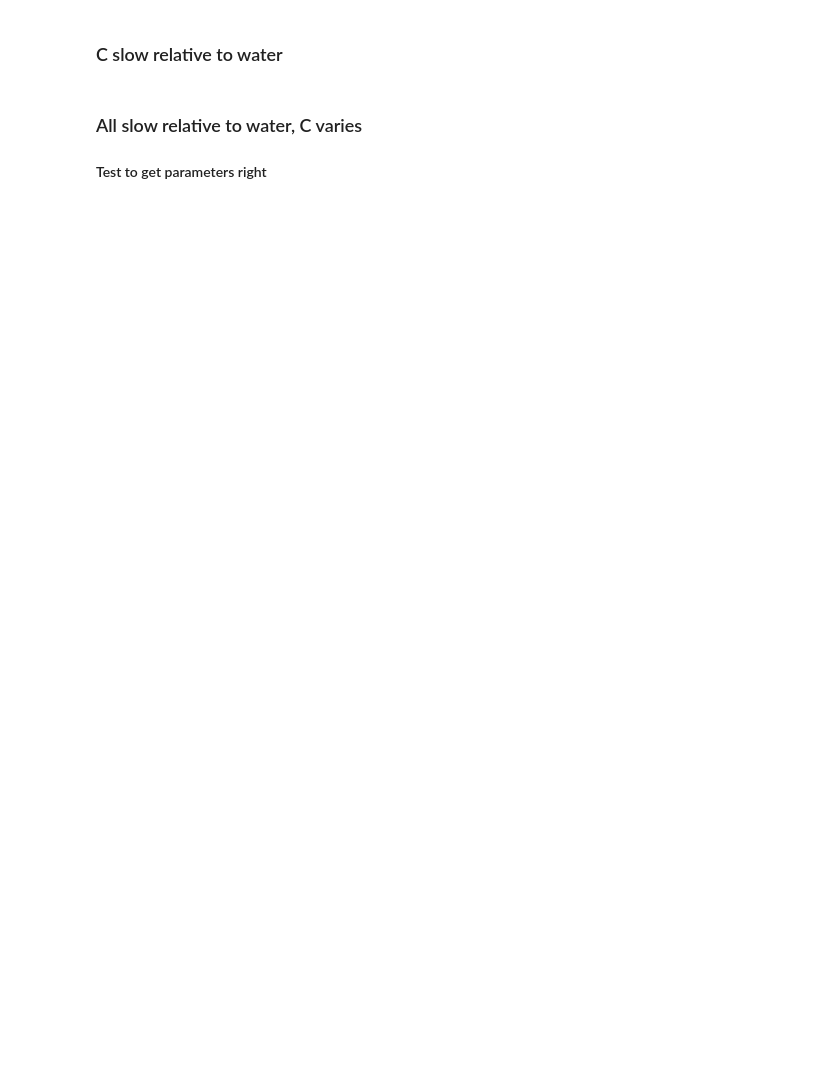
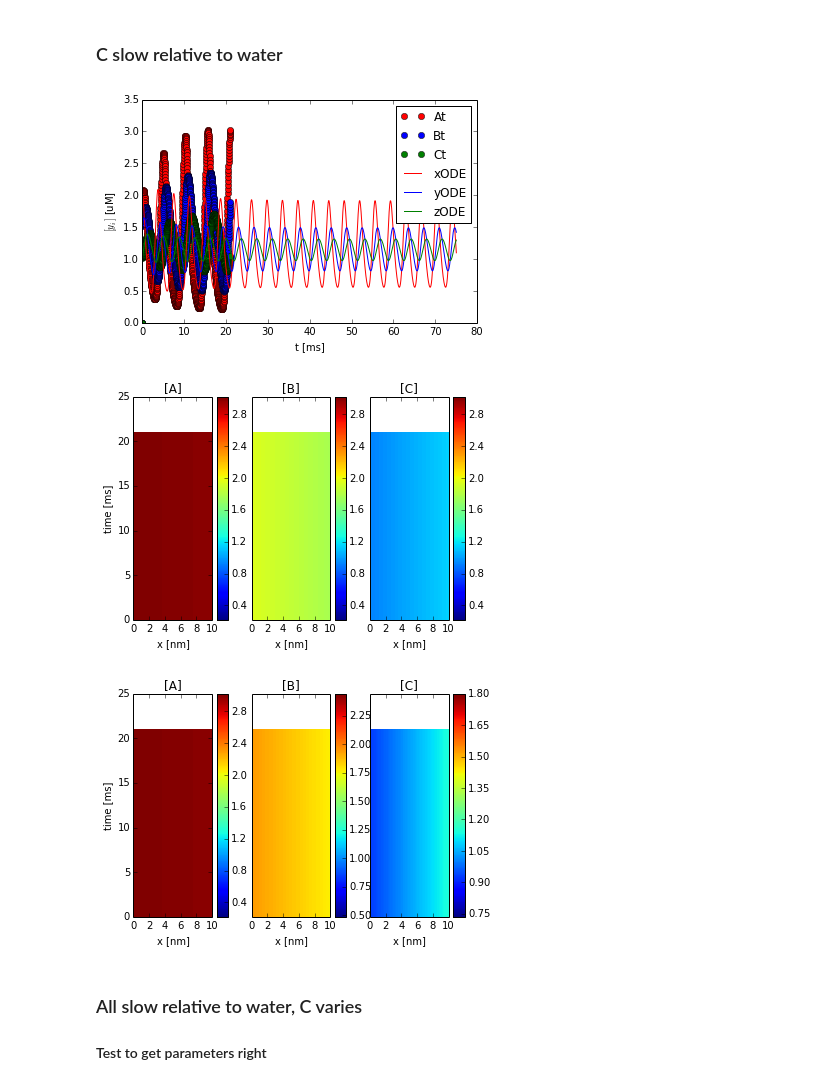
Before and after one commit to huskeypm/enzymekineticsacs, a Jupyter notebook: goodwinPDE.ipynb, the cells around one changed output. Drawn from its saved outputs; the diff is of its cells as text; code cells hidden in the pictures; blank space fills up the shorter version.

```diff
--- a/goodwinPDE.ipynb
+++ b/goodwinPDE.ipynb
@@ -223,14 +233,18 @@ plotLineScans(results,figName=root+"linescanwaterB100diff.png")
 # %%
 if 0:
     resultsCslow, tode, yode = figA(\
                                     #steps =501, dt = 0.03,doplot=0,DAb=1e3,DBb=1e2,DCb=1e3)
       steps =701, dt = 0.03,doplot=0,DAb=Dwater,DBb=Dwater,DCb=DATP,barrierLength=0.01,paraview=True)
 results = resultsCslow
 plt.figure()
-plotconcssum(results.ts,results.concs,results.volFracs)
-plotODE(tode,yode)
+plotting.plotconcssum(results.ts,results.concs,results.volFracs)
+plotting.plotODE(tode,yode)
 plotLineScans(results,figName=root+"linescanwaterdiffCslow.png",sameClim=True)
 plotLineScans(results,figName=root+"linescanwaterdiffCslow.png")
+# %% [output]
+[figure, added]
+[figure, added]
+[figure, added]
 # %% [markdown]
 ### All slow relative to water, C varies
 #### Test to get parameters right
```
Also changed, not shown: parts of 29 cells of this notebook, 2 other files.
